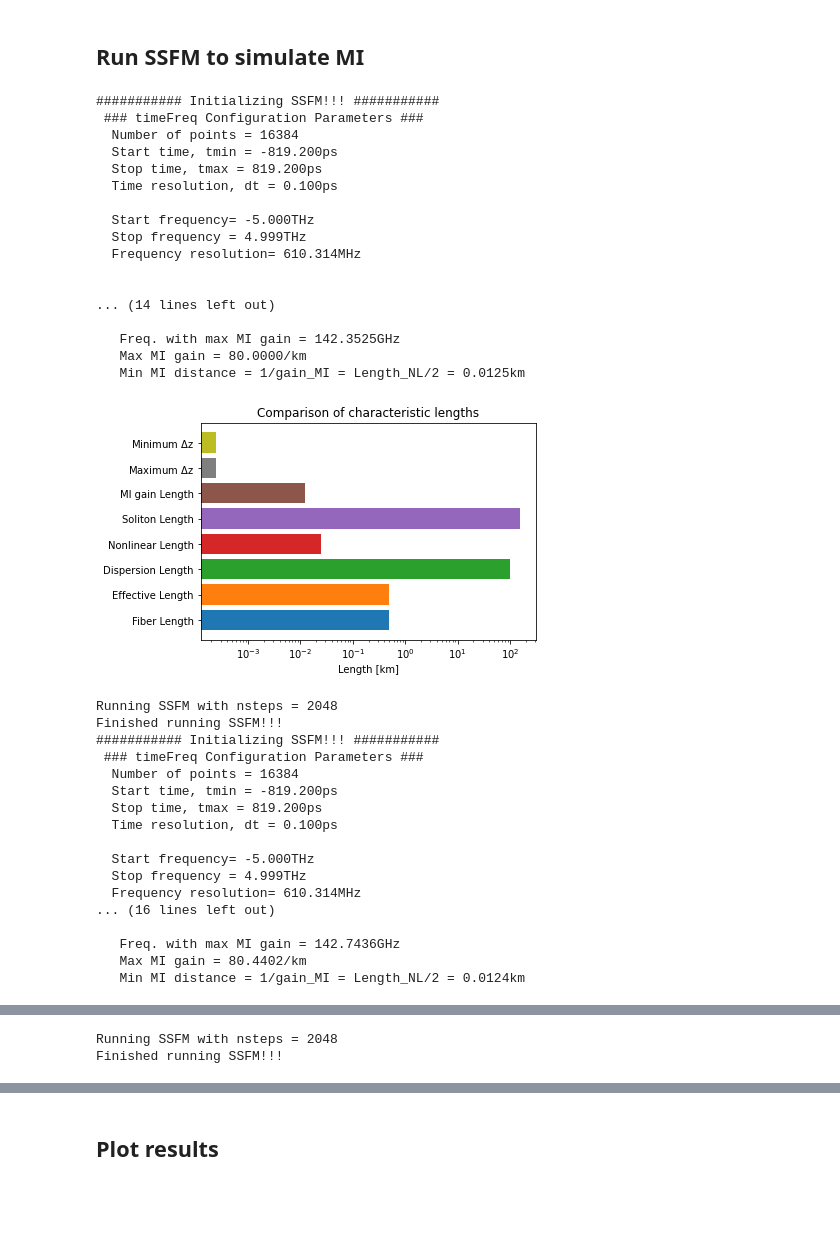
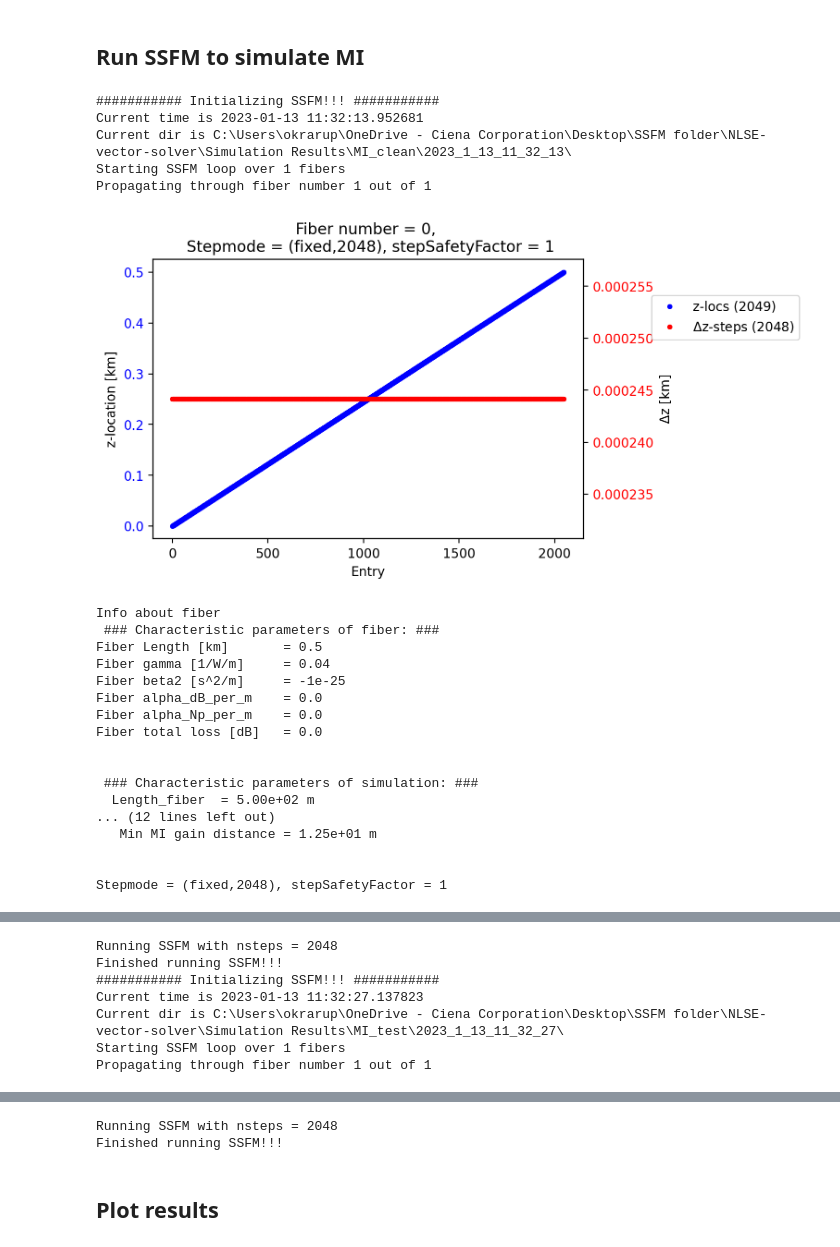
Before and after one commit to OleKrarup123/NLSE-vector-solver, a Jupyter notebook: ModulationInstability.ipynb, the cells around one changed output, grey strips where cells are left out. Drawn from its saved outputs; the diff is of its cells as text; code cells hidden in the pictures; blank space fills up the shorter version.

```diff
--- a/ModulationInstability.ipynb
+++ b/ModulationInstability.ipynb
@@ -64,4 +64,5 @@ alpha_dB_per_m  = 0.0e-3   #Power attenuation coeff in decibel per m. Usual valu
 
 
 #  Initialize class
-fiber=Fiber_class(Length, gamma, beta2, alpha_dB_per_m)
+fiber=fiber_class(Length, gamma, beta2, alpha_dB_per_m)
+fiber_span = fiber_span_class([fiber])
@@ -166,42 +194,30 @@ MI_stepConfig=("fixed",2**11,1)
 # %%
 #https://prefetch.eu/know/concept/optical-wave-breaking/
 
 #Run SSFM
-ssfm_result_clean = SSFM(fiber,cleanInputSignal,stepConfig=MI_stepConfig)
-ssfm_result_test = SSFM(fiber,testInputSignal,stepConfig=MI_stepConfig)
+ssfm_result_clean = SSFM(fiber_span,cleanInputSignal,stepConfig=MI_stepConfig,experimentName="MI_clean")
+ssfm_result_test = SSFM(fiber_span,testInputSignal,stepConfig=MI_stepConfig,experimentName="MI_test")
 # %% [output]
 ########### Initializing SSFM!!! ###########
- ### timeFreq Configuration Parameters ###
-  Number of points = 16384
-  Start time, tmin = -819.200ps
-  Stop time, tmax = 819.200ps
-  Time resolution, dt = 0.100ps
-
-  Start frequency= -5.000THz
-  Stop frequency = 4.999THz
-  Frequency resolution= 610.314MHz
-
-
-... (14 lines left out)
-
-   Freq. with max MI gain = 142.3525GHz
-   Max MI gain = 80.0000/km
-   Min MI distance = 1/gain_MI = Length_NL/2 = 0.0125km
+Current time is 2023-01-13 11:32:13.952681
+Current dir is C:\Users\okrarup\OneDrive - Ciena Corporation\Desktop\SSFM folder\NLSE-vector-solver\Simulation Results\MI_clean\2023_1_13_11_32_13\
+Starting SSFM loop over 1 fibers
+Propagating through fiber number 1 out of 1
-[figure, old version]
+[figure, new version]
-Running SSFM with nsteps = 2048
-Finished running SSFM!!!
-########### Initializing SSFM!!! ###########
- ### timeFreq Configuration Parameters ###
-  Number of points = 16384
-  Start time, tmin = -819.200ps
-  Stop time, tmax = 819.200ps
-  Time resolution, dt = 0.100ps
+Info about fiber
+ ### Characteristic parameters of fiber: ###
+Fiber Length [km]       = 0.5
+Fiber gamma [1/W/m]     = 0.04
+Fiber beta2 [s^2/m]     = -1e-25
+Fiber alpha_dB_per_m    = 0.0
+Fiber alpha_Np_per_m    = 0.0
+Fiber total loss [dB]   = 0.0
 
-  Start frequency= -5.000THz
-  Stop frequency = 4.999THz
-  Frequency resolution= 610.314MHz
-... (16 lines left out)
 
-   Freq. with max MI gain = 142.7436GHz
-   Max MI gain = 80.4402/km
-   Min MI distance = 1/gain_MI = Length_NL/2 = 0.0124km
+ ### Characteristic parameters of simulation: ###
+  Length_fiber  = 5.00e+02 m
+... (12 lines left out)
+   Min MI gain distance = 1.25e+01 m
+
+
+Stepmode = (fixed,2048), stepSafetyFactor = 1
@@ -209,2 +225,7 @@ Finished running SSFM!!!
 Running SSFM with nsteps = 2048
 Finished running SSFM!!!
+########### Initializing SSFM!!! ###########
+Current time is 2023-01-13 11:32:27.137823
+Current dir is C:\Users\okrarup\OneDrive - Ciena Corporation\Desktop\SSFM folder\NLSE-vector-solver\Simulation Results\MI_test\2023_1_13_11_32_27\
+Starting SSFM loop over 1 fibers
+Propagating through fiber number 1 out of 1
@@ -211,3 +251,5 @@ Finished running SSFM!!!
+Running SSFM with nsteps = 2048
+Finished running SSFM!!!
 # %% [markdown]
 ## Plot results
 # %%
```
Also changed, not shown: parts of 6 cells of this notebook, 3 other files.
